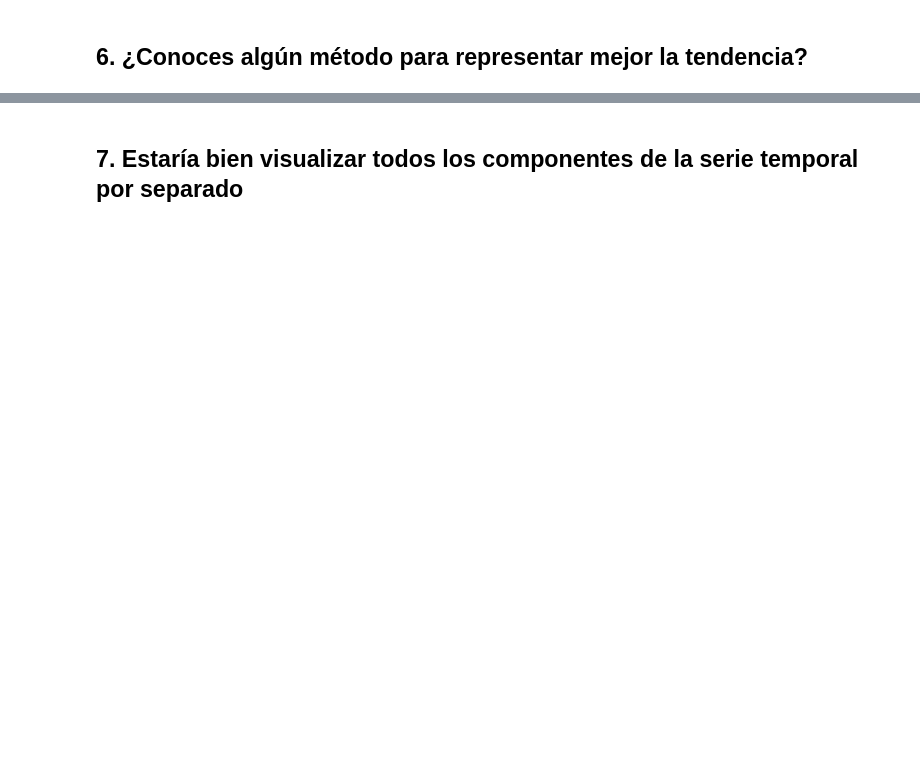
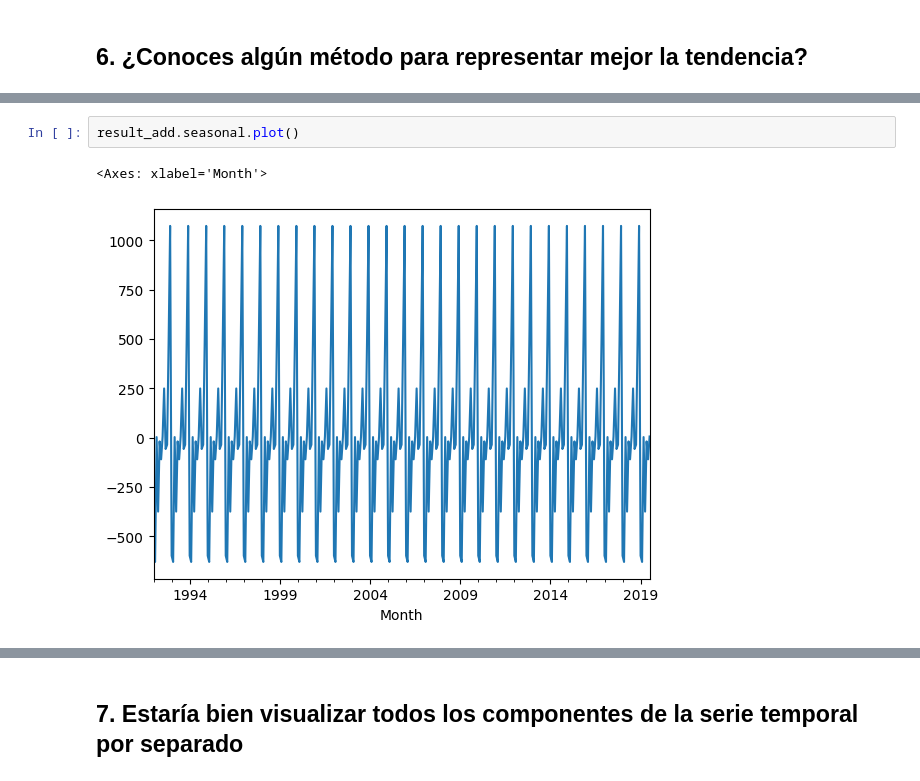
Before and after one commit to MNievas12/2411_dsft_thebridge, a Jupyter notebook: 3-Machine_Learning/1-Supervisado/5-Time_Series/ejercicios/1_ejercicio time series analysis.ipynb, the cells around one changed output, grey strips where cells are left out. Saved outputs shown, nothing was run; the diff lists cells and outputs as text; blank space fills up the shorter version.

```diff
--- a/3-Machine_Learning/1-Supervisado/5-Time_Series/ejercicios/1_ejercicio time series analysis.ipynb
+++ b/3-Machine_Learning/1-Supervisado/5-Time_Series/ejercicios/1_ejercicio time series analysis.ipynb
@@ -26,0 +222,5 @@ Para este ejercicio vas a trabajar con el histórico de valores en bolsa de una
+# %%
+result_add.seasonal.plot()
+# %% [output]
+<Axes: xlabel='Month'>
+[figure, added]
```
Also changed, not shown: parts of 39 cells of this notebook, 1 other file.
